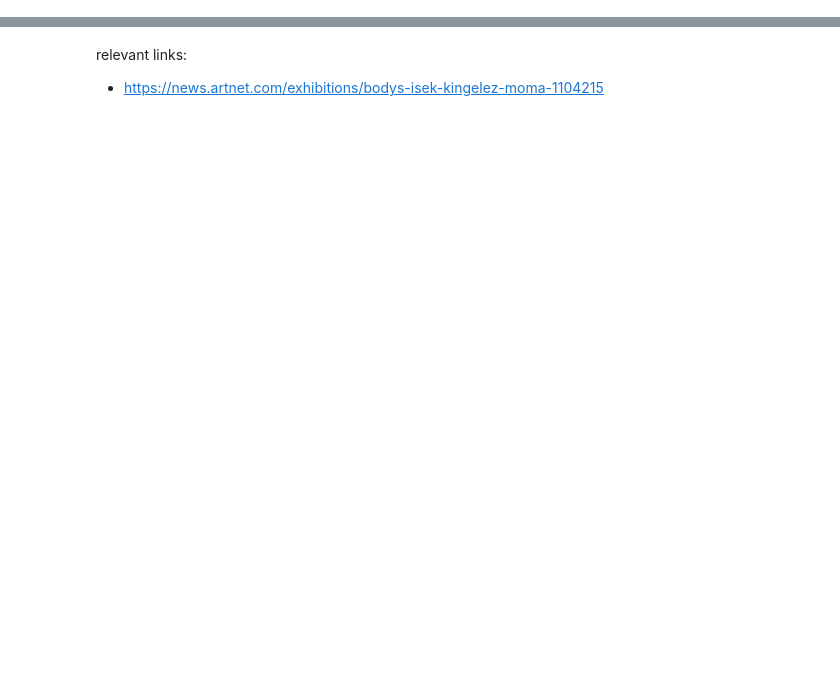
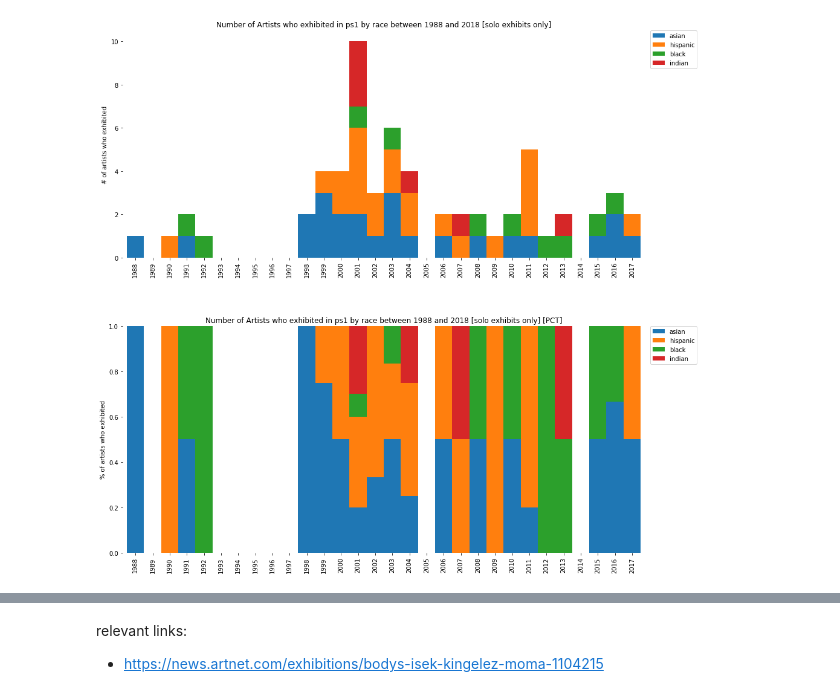
Before and after one commit to organizejs/moma-exhibitions, a Jupyter notebook: analysis.ipynb, the cells around one changed output, grey strips where cells are left out. Cells and saved outputs as stored; diff of their text form; code cells hidden in the pictures; blank space fills up the shorter version.

```diff
--- a/analysis.ipynb
+++ b/analysis.ipynb
@@ -9,0 +154,10 @@ pd.options.mode.chained_assignment = None  # default='warn'
+# %%
+plot_time_series(fil="race", \
+                 start=1988, \
+                 end=2018, \
+                 museum='ps1', \
+                 exhibition='solo', \
+                 style="=", \
+                 omit=["white"])
+# %% [output]
+[figure, added]
```
Also changed, not shown: parts of 37 cells of this notebook, 2 other files.
